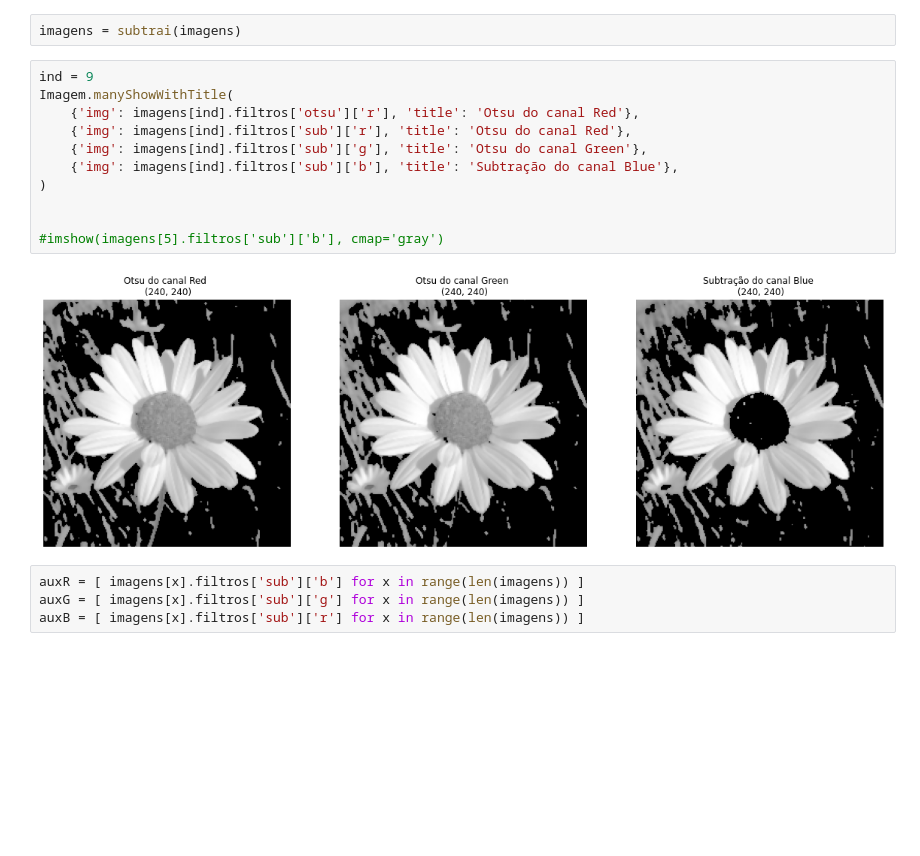
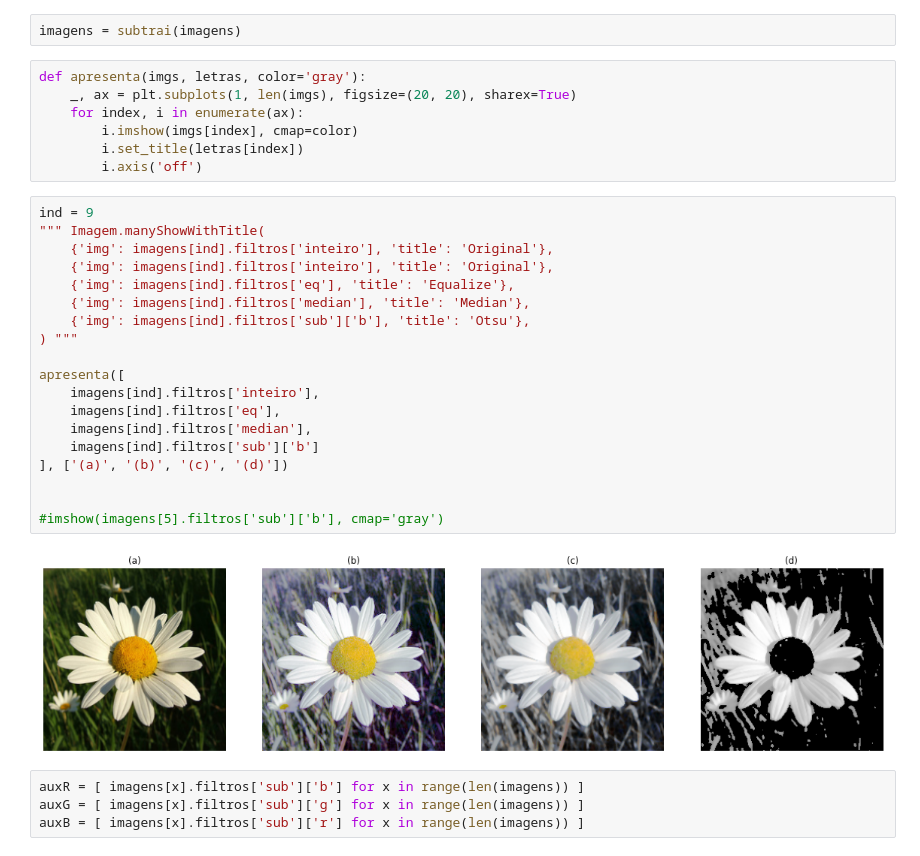
Before and after one commit to viniciusmwen/Computacional, a Jupyter notebook: Atividade07/Oficial.ipynb, the cells around one changed output. Drawn from its saved outputs; the diff is of its cells as text; blank space fills up the shorter version.

```diff
--- a/Atividade07/Oficial.ipynb
+++ b/Atividade07/Oficial.ipynb
@@ -91,19 +92,34 @@ def subtrai(imgs):
 imagens = lerTodos(originais)
 # %%
 imagens = subtrai(imagens)
+# %%
+def apresenta(imgs, letras, color='gray'):
+    _, ax = plt.subplots(1, len(imgs), figsize=(20, 20), sharex=True)
+    for index, i in enumerate(ax):
+        i.imshow(imgs[index], cmap=color)
+        i.set_title(letras[index])
+        i.axis('off')
 # %%
 ind = 9
-Imagem.manyShowWithTitle(
-    {'img': imagens[ind].filtros['otsu']['r'], 'title': 'Otsu do canal Red'},
-    {'img': imagens[ind].filtros['sub']['r'], 'title': 'Otsu do canal Red'},
-    {'img': imagens[ind].filtros['sub']['g'], 'title': 'Otsu do canal Green'},
-    {'img': imagens[ind].filtros['sub']['b'], 'title': 'Subtração do canal Blue'},
-)
+""" Imagem.manyShowWithTitle(
+    {'img': imagens[ind].filtros['inteiro'], 'title': 'Original'},
+    {'img': imagens[ind].filtros['inteiro'], 'title': 'Original'},
+    {'img': imagens[ind].filtros['eq'], 'title': 'Equalize'},
+    {'img': imagens[ind].filtros['median'], 'title': 'Median'},
+    {'img': imagens[ind].filtros['sub']['b'], 'title': 'Otsu'},
+) """
+
+apresenta([
+    imagens[ind].filtros['inteiro'],
+    imagens[ind].filtros['eq'],
+    imagens[ind].filtros['median'],
+    imagens[ind].filtros['sub']['b']
+], ['(a)', '(b)', '(c)', '(d)'])
 
 
 #imshow(imagens[5].filtros['sub']['b'], cmap='gray')
 # %% [output]
-[figure, old version]
+[figure, new version]
 # %%
 auxR = [ imagens[x].filtros['sub']['b'] for x in range(len(imagens)) ]
 auxG = [ imagens[x].filtros['sub']['g'] for x in range(len(imagens)) ]
```
Also changed, not shown: parts of 1 cell of this notebook, 3 other files.
